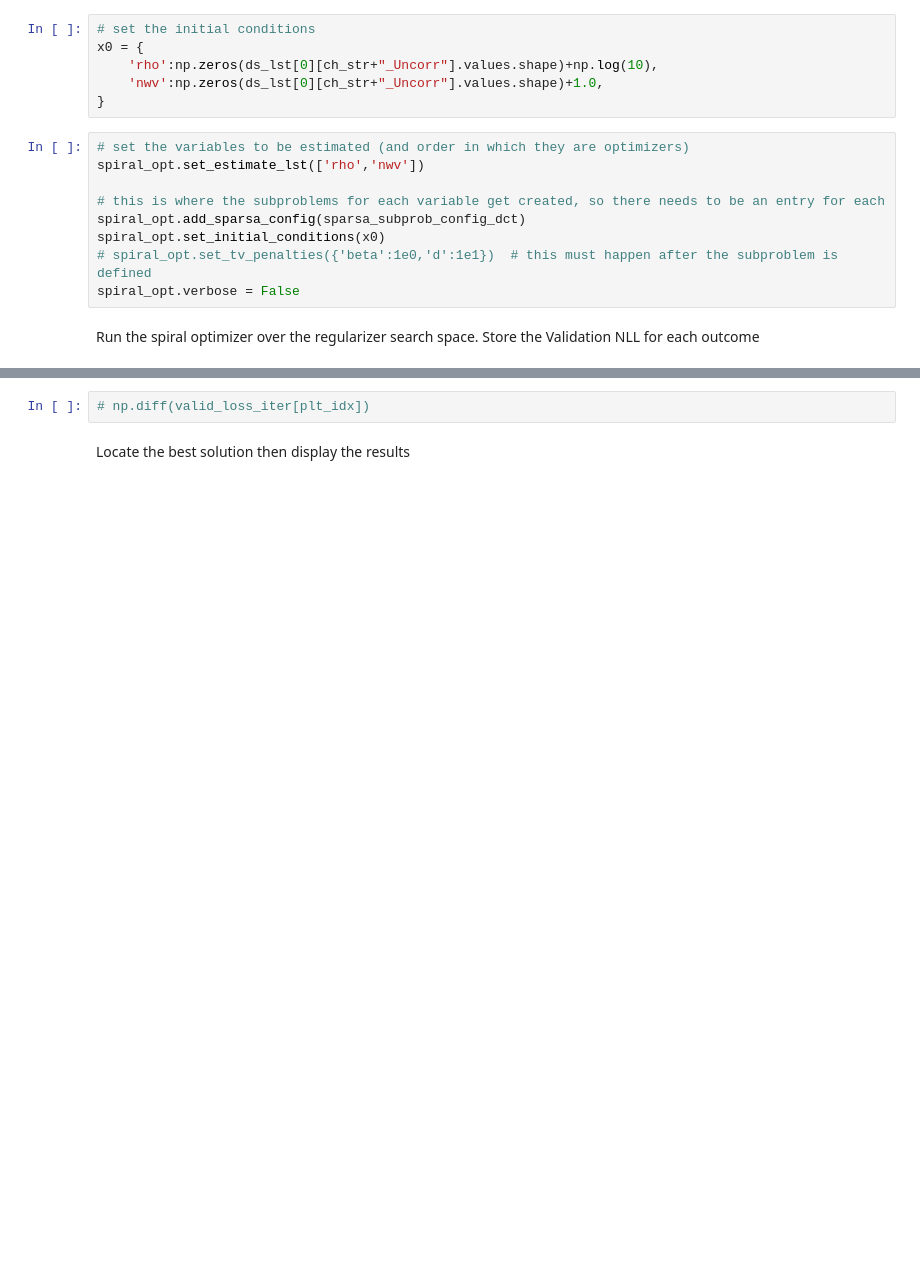
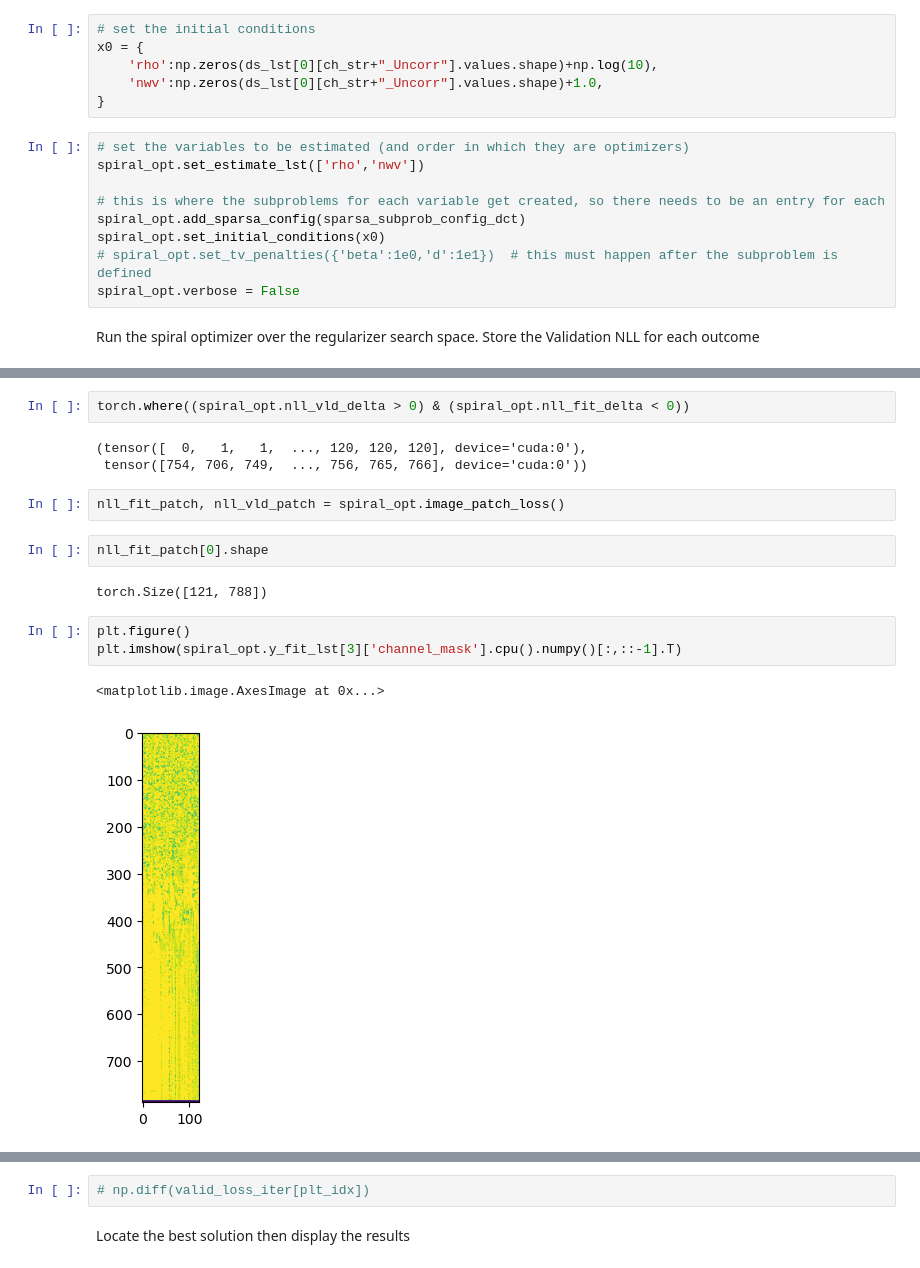
Before and after one commit to NCAR/SpiralTorch, a Jupyter notebook: notebooks/casper/Spiral_WaterVapor_Deconvolve_Estimation.ipynb, the cells around one changed output, grey strips where cells are left out. Saved outputs shown, nothing was run; the diff lists cells and outputs as text; blank space fills up the shorter version.

```diff
--- a/notebooks/casper/Spiral_WaterVapor_Deconvolve_Estimation.ipynb
+++ b/notebooks/casper/Spiral_WaterVapor_Deconvolve_Estimation.ipynb
@@ -540,0 +535,17 @@ nwv: 0.07356422544596414
+# %%
+torch.where((spiral_opt.nll_vld_delta > 0) & (spiral_opt.nll_fit_delta < 0))
+# %% [output]
+(tensor([  0,   1,   1,  ..., 120, 120, 120], device='cuda:0'),
+ tensor([754, 706, 749,  ..., 756, 765, 766], device='cuda:0'))
+# %%
+nll_fit_patch, nll_vld_patch = spiral_opt.image_patch_loss()
+# %%
+nll_fit_patch[0].shape
+# %% [output]
+torch.Size([121, 788])
+# %%
+plt.figure()
+plt.imshow(spiral_opt.y_fit_lst[3]['channel_mask'].cpu().numpy()[:,::-1].T)
+# %% [output]
+<matplotlib.image.AxesImage at 0x...>
+[figure, added]
```
Also changed, not shown: parts of 29 cells of this notebook, 2 other files.
